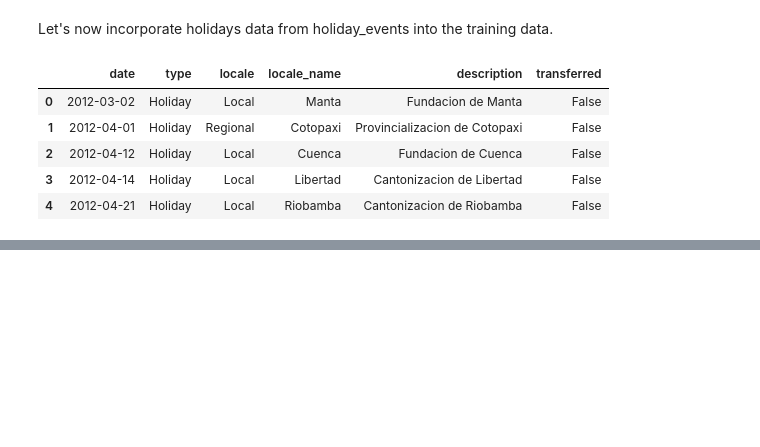
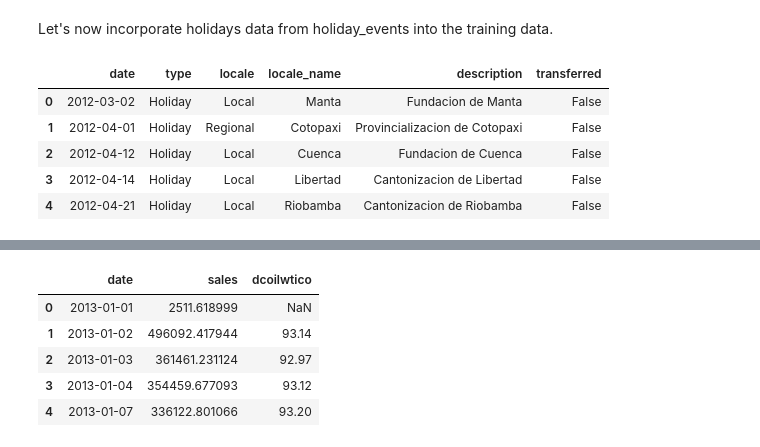
Before and after one commit to geethavenk/Sales_forecasting, a Jupyter notebook: notebooks/EDA_V1.ipynb, the cells around one changed output, grey strips where cells are left out. Saved outputs shown, nothing was run; the diff lists cells and outputs as text; code cells hidden in the pictures; blank space fills up the shorter version.

```diff
--- a/notebooks/EDA_V1.ipynb
+++ b/notebooks/EDA_V1.ipynb
@@ -433,0 +431,8 @@ national_holidays = holidays[(holidays['locale' == 'National']) & () & ()]
+# %%
+#filter for national holidays that are not transferred
+national_holidays = holidays[(holidays['locale'] == 'National') & (holidays['transferred'] == False)]
+
+national_holiday_dates = set(national_holidays['date'])
+
+#update holiday column in train df
+train['holiday'] = train['date'].apply(lambda x: 1 if x in national_holiday_dates else 0)
@@ -433,0 +493,9 @@ national_holidays = holidays[(holidays['locale' == 'National']) & () & ()]
+# %%
+sales_and_oil.head()
+# %% [output]
+|  | date | sales | dcoilwtico |
+| 0 | 2013-01-01 | 2511.618999 | NaN |
+| 1 | 2013-01-02 | 496092.417944 | 93.14 |
+| 2 | 2013-01-03 | 361461.231124 | 92.97 |
+| 3 | 2013-01-04 | 354459.677093 | 93.12 |
+| 4 | 2013-01-07 | 336122.801066 | 93.20 |
```
Also changed, not shown: parts of 13 cells of this notebook.
